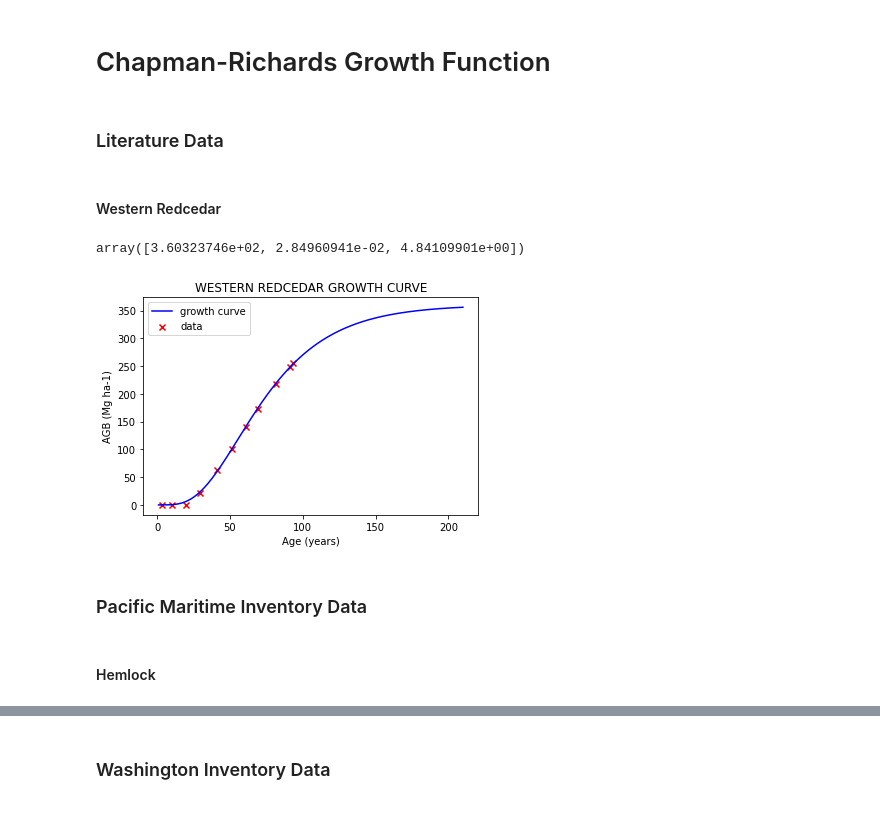
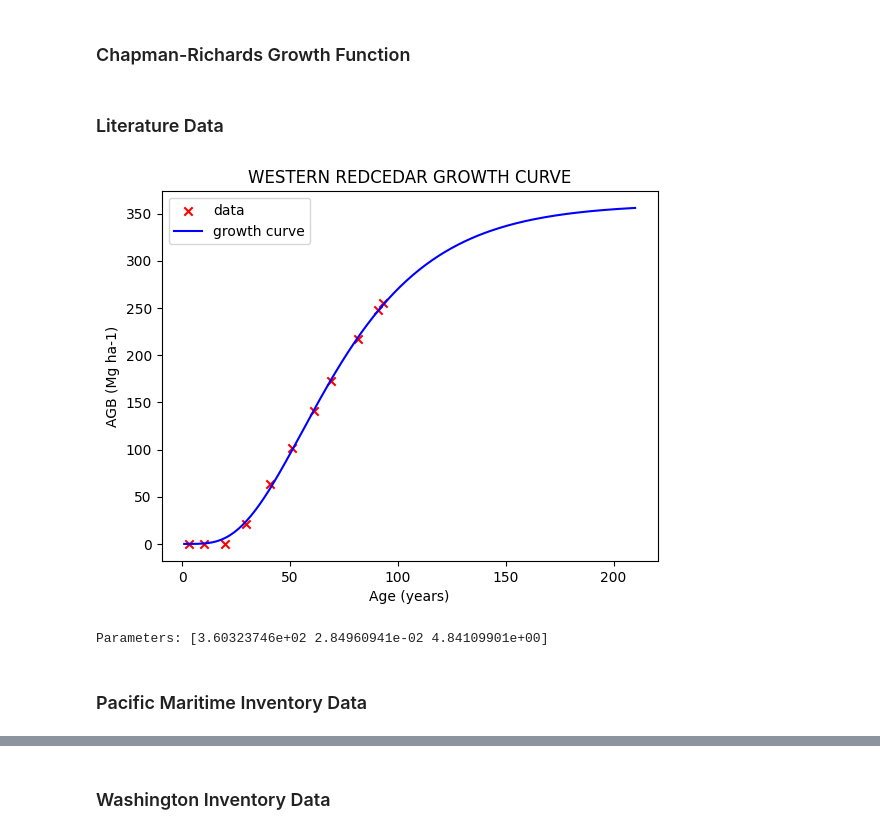
Before and after one commit to mHienp/GCBM.EmeraldEdge.Data, a Jupyter notebook: Tabular_Data/Chapman-Richards Growth Curves.ipynb, the cells around one changed output, grey strips where cells are left out. Drawn from its saved outputs; the diff is of its cells as text; code cells hidden in the pictures.

```diff
--- a/Tabular_Data/Chapman-Richards Growth Curves.ipynb
+++ b/Tabular_Data/Chapman-Richards Growth Curves.ipynb
@@ -17,38 +14,41 @@ warnings.filterwarnings('ignore')
 import os
 import csv
 # %% [markdown]
-# Chapman-Richards Growth Function
+### Chapman-Richards Growth Function
 # %%
 def growth_curve(age, A, k, p):
     return A * (1 - np.exp(-k * age))**p
+# %%
+class TreeSpecies:
+    def __init__(self, name, age, biomass, initial_guesses):
+        self.name = name
+        self.age = np.array(age)
+        self.biomass = np.array(biomass)
+        self.initial_guesses = initial_guesses
+        self.params, _ = curve_fit(growth_curve, self.age, self.biomass, self.initial_guesses)
+        self.plot()
+
+    def plot(self):
+        plt.scatter(self.age, self.biomass, label='data', marker='x', c='r')
+        x = np.linspace(1, 210, 210)
+        plt.plot(x, growth_curve(x, *self.params), 'b-', label='growth curve')
+
+        plt.title(f'{self.name.upper()} GROWTH CURVE')
+        plt.xlabel('Age (years)')
+        plt.ylabel('AGB (Mg ha-1)')
+        plt.legend()
+        plt.show()
+        print(f'Parameters: {self.params}')
 # %% [markdown]
 ### Literature Data
-# %% [markdown]
-#### Western Redcedar
 # %%
-# age
-x_data_wrc = np.array([3.2725527831094, 10.1823416506717, 20.0287907869481, 29.7024952015355, 40.9309021113243, 51.1228406909788, 60.9692898272552, 69.2610364683301, 81.6986564299424, 91.0268714011516, 93.0998080614203])
-# AGB
-y_data_wrc = np.array([0.295634424942883, 0.295634424942883, 0.295634424942883, 21.5687204068738, 63.0064044975374, 101.545223581636, 140.952793933893, 172.685649384557, 216.862595121045, 247.898954297313, 254.885649014824])
+western_redcedar = TreeSpecies('WESTERN REDCEDAR',
+                         [3.2725527831094, 10.1823416506717, 20.0287907869481, 29.7024952015355, 40.9309021113243, 51.1228406909788, 60.9692898272552, 69.2610364683301, 81.6986564299424, 91.0268714011516, 93.0998080614203],
+                         [0.295634424942883, 0.295634424942883, 0.295634424942883, 21.5687204068738, 63.0064044975374, 101.545223581636, 140.952793933893, 172.685649384557, 216.862595121045, 247.898954297313, 254.885649014824],
+                         [360.632855720095, 0.0284468067037396, 4.83046101554209])
+# %% [output]
+[figure, added]
+Parameters: [3.60323746e+02 2.84960941e-02 4.84109901e+00]
-# %%
-params_wrc, _ = curve_fit(growth_curve, x_data_wrc, y_data_wrc, [360.632855720095, 0.0284468067037396, 4.83046101554209])
-params_wrc
-# %% [output]
-array([3.60323746e+02, 2.84960941e-02, 4.84109901e+00])
-# %%
-plt.scatter(x_data_wrc, y_data_wrc, label='data', marker='x', c='r')
-x = np.linspace(1, 210, 210)
-plt.plot(x, growth_curve(x, *params_wrc), 'b-', label='growth curve')
-
-plt.title('WESTERN REDCEDAR GROWTH CURVE')
-plt.xlabel('Age (years)')
-plt.ylabel('AGB (Mg ha-1)')
-plt.legend()
-plt.show()
-# %% [output]
-[figure, removed]
 # %% [markdown]
 ### Pacific Maritime Inventory Data
-# %% [markdown]
-#### Hemlock
 # %%
```
Also changed, not shown: parts of 34 cells of this notebook.
